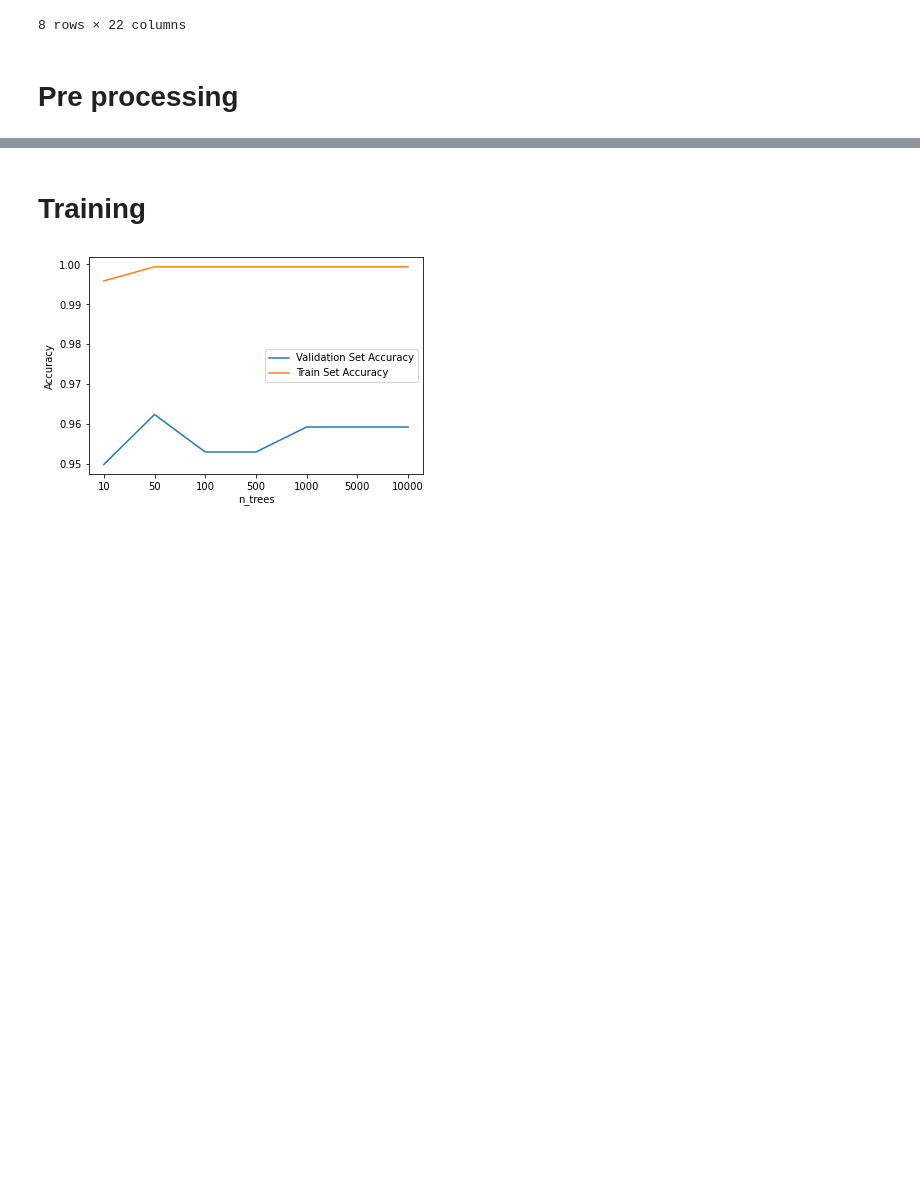
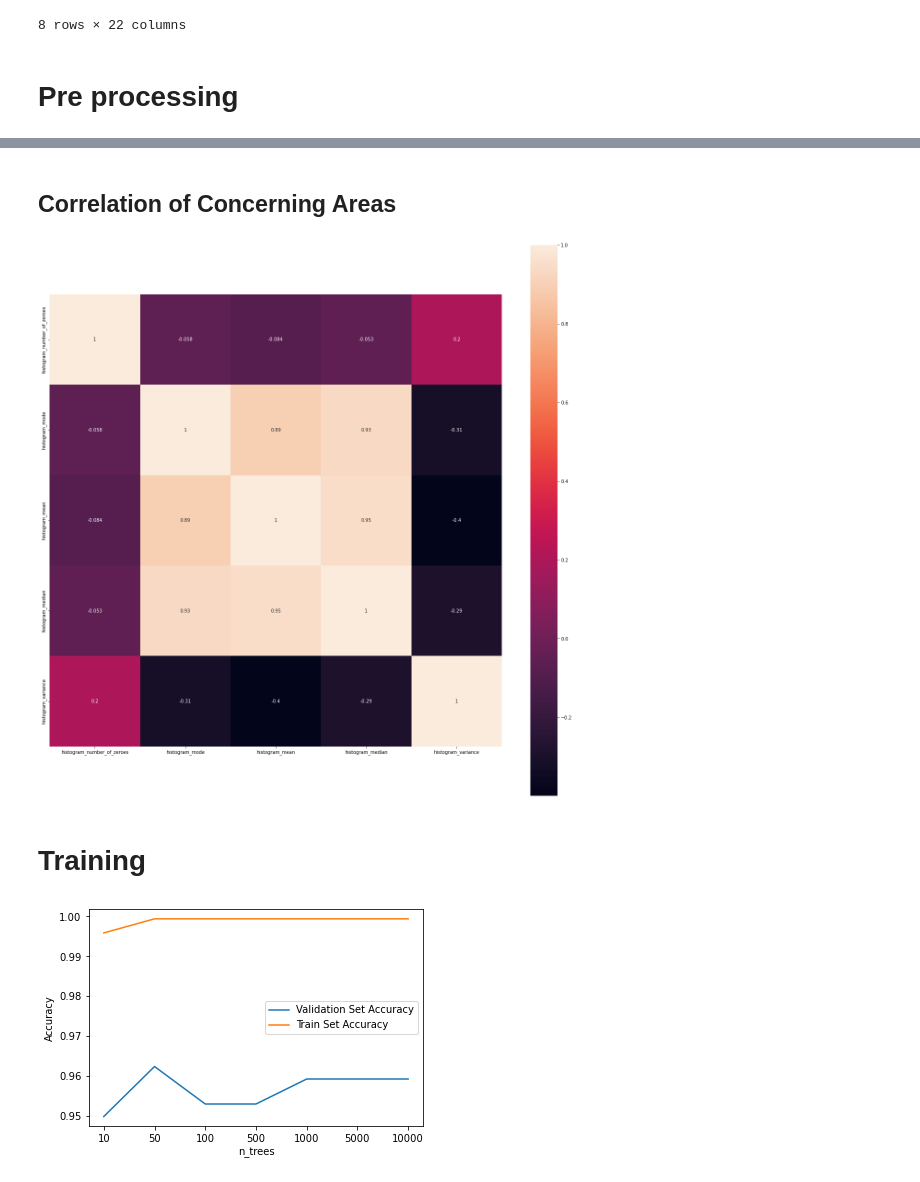
Before and after one commit to nickknapton12/BMEN415_Final_Project, a Jupyter notebook: Classification/Nick/BaggedTree.ipynb, the cells around one changed output, grey strips where cells are left out. Drawn from its saved outputs; the diff is of its cells as text; code cells hidden in the pictures; blank space fills up the shorter version.

```diff
--- a/Classification/Nick/BaggedTree.ipynb
+++ b/Classification/Nick/BaggedTree.ipynb
@@ -36,3 +68,13 @@ data.describe()
+# %% [markdown]
+## Correlation of Concerning Areas
+# %%
+C_mat = data.iloc[:,15:-2].corr()
+fig = plt.figure(figsize = (22,22))
+
+sb.heatmap(C_mat, square=True, annot=True)
+plt.show()
+# %% [output]
+[figure, added]
 # %% [markdown]
 # Training
 # %%
```
Also changed, not shown: parts of 4 cells of this notebook, 2 other files.
